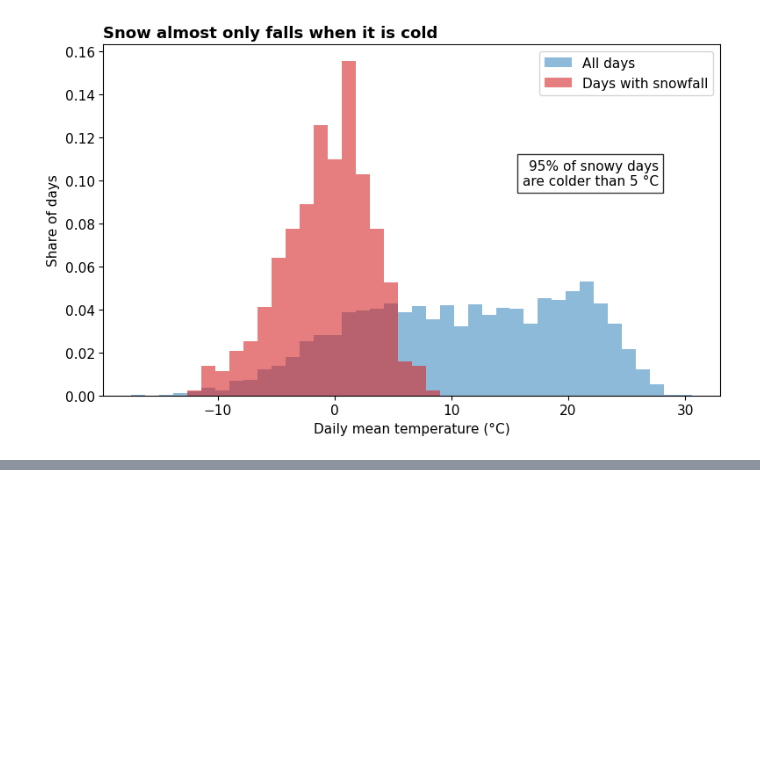
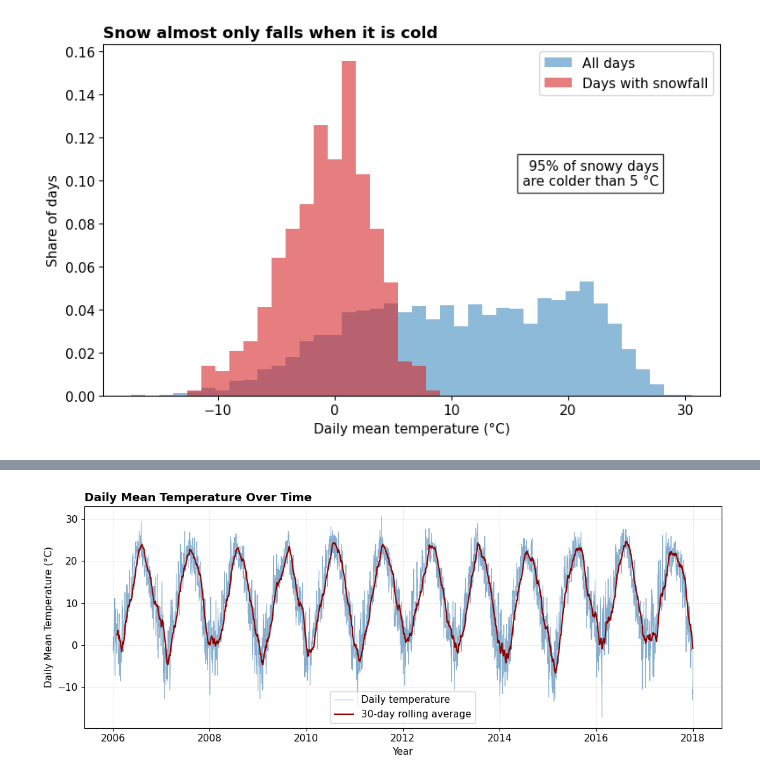
Before and after one commit to kchensq/DATA1030_Null_Boston-Temperature, a Jupyter notebook: src/02_eda.ipynb, the cells around one changed output, grey strips where cells are left out. Cells and saved outputs as stored; diff of their text form; code cells hidden in the pictures; blank space fills up the shorter version.

```diff
--- a/src/02_eda.ipynb
+++ b/src/02_eda.ipynb
@@ -149,0 +254,46 @@ plt.show()
+# %%
+# Figure 6: Daily mean temperature over time
+# Training period: 2006–2017
+
+fig, ax = plt.subplots(figsize=(11, 4.5))
+
+ax.plot(
+    base["time"],
+    base["temp"],
+    color="steelblue",
+    linewidth=0.7,
+    alpha=0.65,
+    label="Daily temperature"
+)
+
+# 30-day rolling average for readability
+rolling_temp = base["temp"].rolling(
+    window=30, min_periods=30
+).mean()
+
+ax.plot(
+    base["time"],
+    rolling_temp,
+    color="darkred",
+    linewidth=1.5,
+    label="30-day rolling average"
+)
+
+ax.set_xlabel("Year")
+ax.set_ylabel("Daily Mean Temperature (°C)")
+ax.set_title(
+    "Daily Mean Temperature Over Time",
+    loc="left", fontweight="bold", fontsize=13
+)
+
+ax.legend()
+ax.grid(alpha=0.2)
+
+plt.tight_layout()
+plt.savefig(
+    "../figures/fig6_temperature_over_time.png",
+    dpi=300, bbox_inches="tight"
+)
+plt.show()
+# %% [output]
+[figure, added]
```
Also changed, not shown: parts of 2 cells of this notebook, 4 other files.
